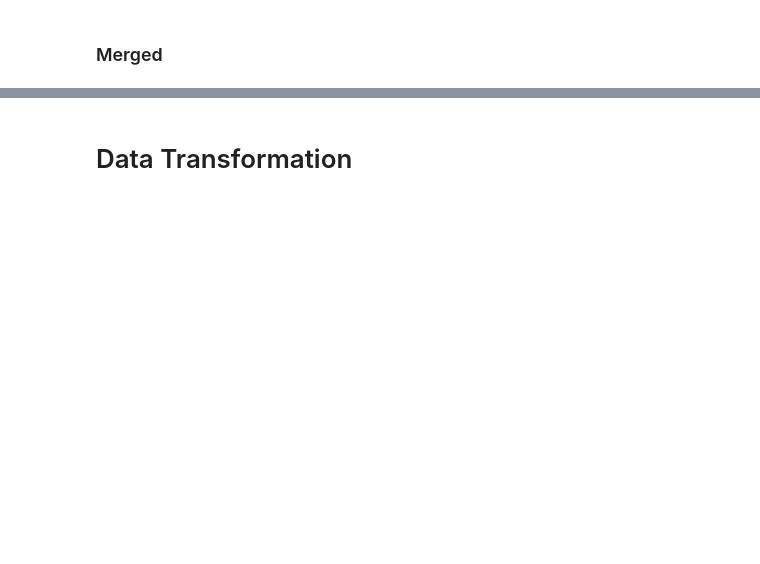
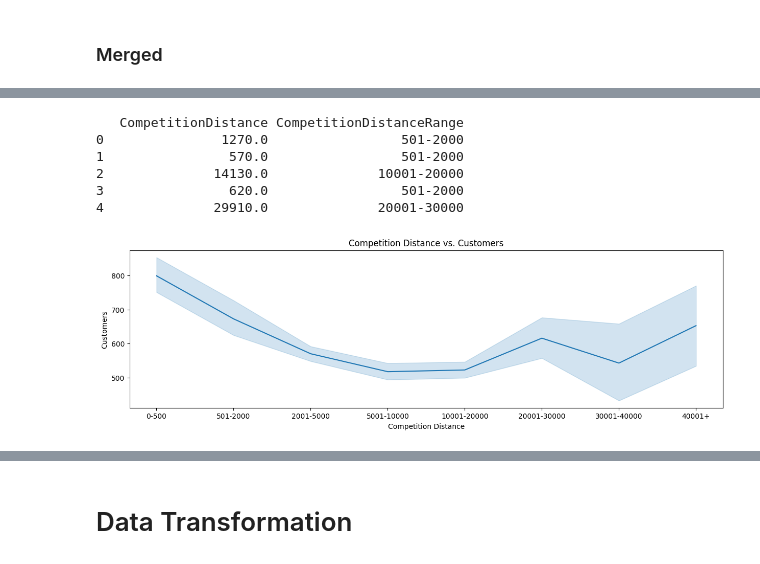
Before and after one commit to piyushsinghoffice/UoM-Data-Env, a Jupyter notebook: Assignment 2/main.ipynb, the cells around one changed output, grey strips where cells are left out. Drawn from its saved outputs; the diff is of its cells as text; code cells hidden in the pictures; blank space fills up the shorter version.

```diff
--- a/Assignment 2/main.ipynb
+++ b/Assignment 2/main.ipynb
@@ -115,0 +159,28 @@ sns.heatmap(corr)
+# %%
+n_df = df.groupby('Store')[['CompetitionDistance', 'Customers', 'Sales']].mean().reset_index().copy()
+
+# Define bins and labels
+bins = [0, 500, 2000, 5000, 10000, 20000, 30000, 40000, float('inf')]  # Ranges for CompetitionDistance
+labels = ['0-500', '501-2000', '2001-5000', '5001-10000', '10001-20000', '20001-30000', '30001-40000', '40001+']
+
+# Create a new column for the ranges
+n_df['CompetitionDistanceRange'] = pd.cut(n_df['CompetitionDistance'], bins=bins, labels=labels, include_lowest=True)
+
+# Display the updated DataFrame
+print(n_df[['CompetitionDistance', 'CompetitionDistanceRange']].head())
+# %% [output]
+   CompetitionDistance CompetitionDistanceRange
+0               1270.0                 501-2000
+1                570.0                 501-2000
+2              14130.0              10001-20000
+3                620.0                 501-2000
+4              29910.0              20001-30000
+# %%
+plt.figure(figsize=(15, 4))
+sns.lineplot(x='CompetitionDistanceRange', y='Customers', data=n_df)
+plt.title("Competition Distance vs. Customers")
+plt.xlabel("Competition Distance")
+plt.ylabel("Customers")
+plt.show()
+# %% [output]
+[figure, added]
```
Also changed, not shown: parts of 15 cells of this notebook.
